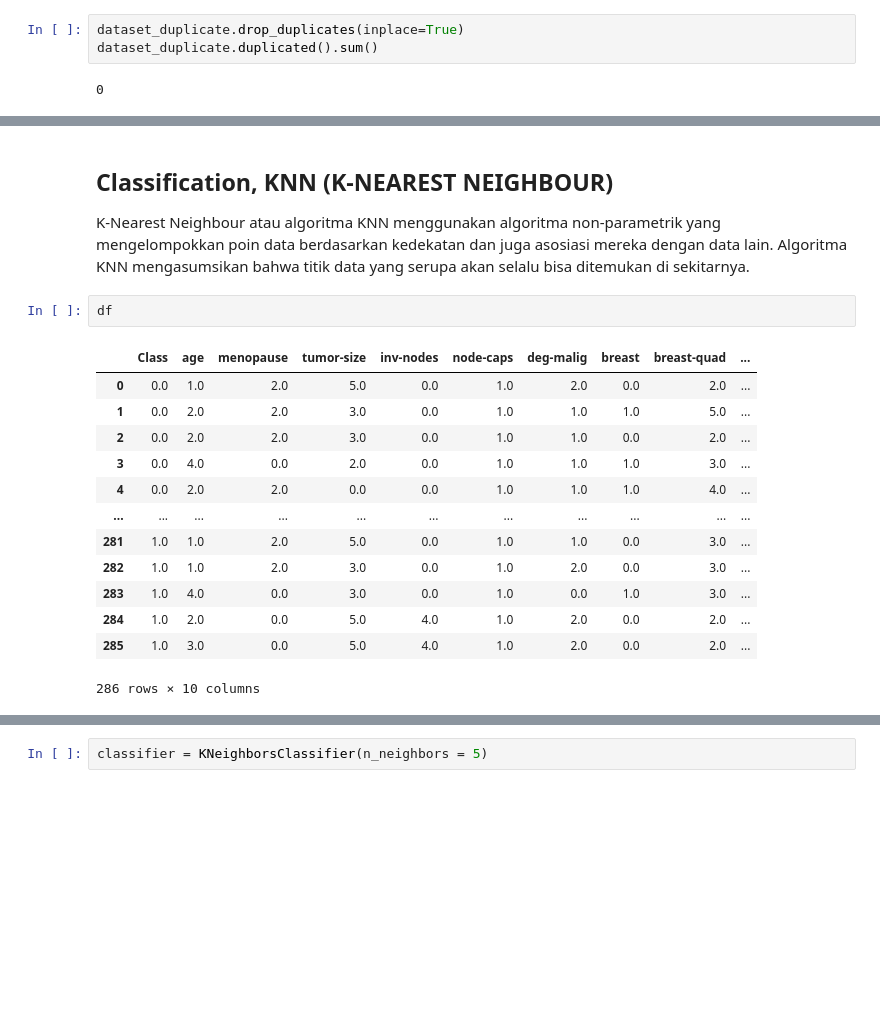
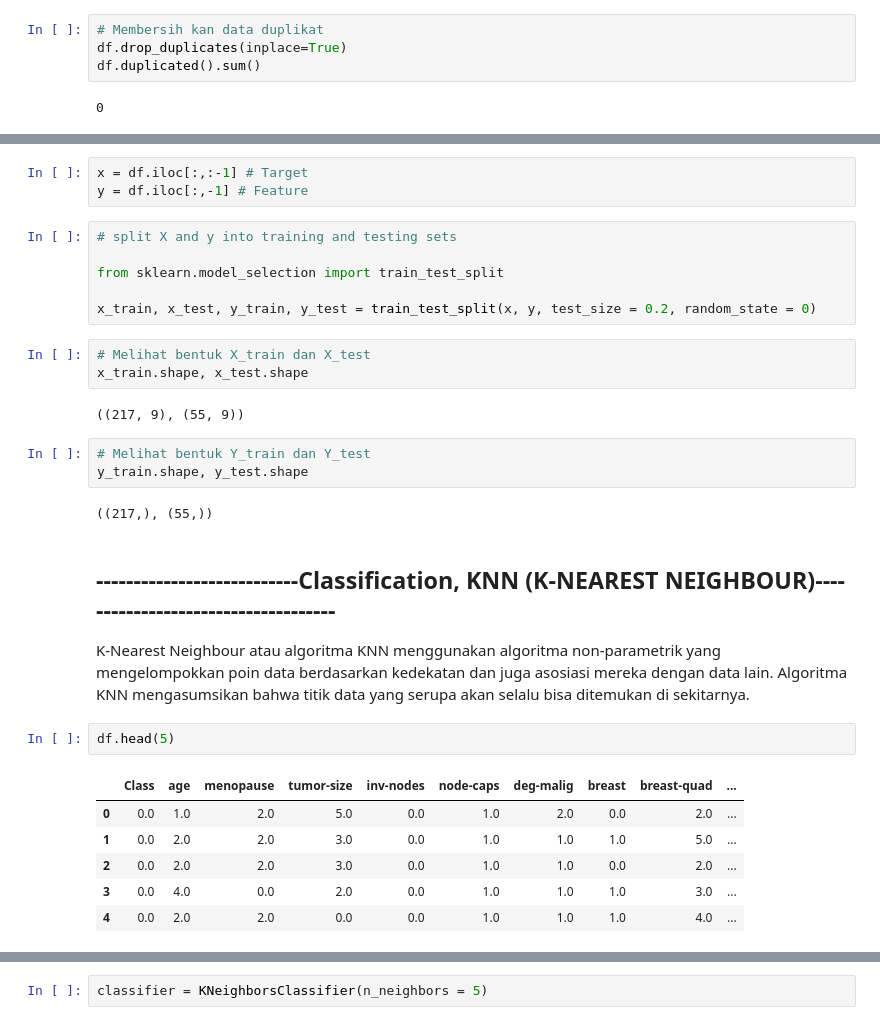
Before and after one commit to Dimassasongko093/Tugas_KB, a Jupyter notebook: Classification/Classification breast-cancer.csv Metode KNN Kel_6.ipynb, the cells around one changed output, grey strips where cells are left out. Saved outputs shown, nothing was run; the diff lists cells and outputs as text; blank space fills up the shorter version.

```diff
--- a/Classification/Classification breast-cancer.csv Metode KNN Kel_6.ipynb
+++ b/Classification/Classification breast-cancer.csv Metode KNN Kel_6.ipynb
@@ -166,8 +162,9 @@ dataset_duplicate.duplicated().sum()
 # %% [output]
 14
 # %%
-dataset_duplicate.drop_duplicates(inplace=True)
-dataset_duplicate.duplicated().sum()
+# Membersih kan data duplikat
+df.drop_duplicates(inplace=True)
+df.duplicated().sum()
 # %% [output]
 0
 # %% [markdown]
@@ -231,23 +226,35 @@ dtype: object
+# %%
+x = df.iloc[:,:-1] # Target
+y = df.iloc[:,-1] # Feature
+# %%
+# split X and y into training and testing sets
+
+from sklearn.model_selection import train_test_split
+
+x_train, x_test, y_train, y_test = train_test_split(x, y, test_size = 0.2, random_state = 0)
+# %%
+# Melihat bentuk X_train dan X_test
+x_train.shape, x_test.shape
+# %% [output]
+((217, 9), (55, 9))
+# %%
+# Melihat bentuk Y_train dan Y_test
+y_train.shape, y_test.shape
+# %% [output]
+((217,), (55,))
 # %% [markdown]
-## Classification, KNN (K-NEAREST NEIGHBOUR)
+## ---------------------------Classification, KNN (K-NEAREST NEIGHBOUR)------------------------------------
 K-Nearest Neighbour atau algoritma KNN menggunakan algoritma non-parametrik yang mengelompokkan poin data berdasarkan kedekatan dan juga asosiasi mereka dengan data lain. Algoritma KNN mengasumsikan bahwa titik data yang serupa akan selalu bisa
 ditemukan di sekitarnya.
 # %%
-df
+df.head(5)
 # %% [output]
 |  | Class | age | menopause | tumor-size | inv-nodes | node-caps | deg-malig | breast | breast-quad | ... |
 | 0 | 0.0 | 1.0 | 2.0 | 5.0 | 0.0 | 1.0 | 2.0 | 0.0 | 2.0 | ... |
 | 1 | 0.0 | 2.0 | 2.0 | 3.0 | 0.0 | 1.0 | 1.0 | 1.0 | 5.0 | ... |
 | 2 | 0.0 | 2.0 | 2.0 | 3.0 | 0.0 | 1.0 | 1.0 | 0.0 | 2.0 | ... |
 | 3 | 0.0 | 4.0 | 0.0 | 2.0 | 0.0 | 1.0 | 1.0 | 1.0 | 3.0 | ... |
 | 4 | 0.0 | 2.0 | 2.0 | 0.0 | 0.0 | 1.0 | 1.0 | 1.0 | 4.0 | ... |
-| ... | ... | ... | ... | ... | ... | ... | ... | ... | ... | ... |
-| 281 | 1.0 | 1.0 | 2.0 | 5.0 | 0.0 | 1.0 | 1.0 | 0.0 | 3.0 | ... |
-| 282 | 1.0 | 1.0 | 2.0 | 3.0 | 0.0 | 1.0 | 2.0 | 0.0 | 3.0 | ... |
-| 283 | 1.0 | 4.0 | 0.0 | 3.0 | 0.0 | 1.0 | 0.0 | 1.0 | 3.0 | ... |
-| 284 | 1.0 | 2.0 | 0.0 | 5.0 | 4.0 | 1.0 | 2.0 | 0.0 | 2.0 | ... |
-| 285 | 1.0 | 3.0 | 0.0 | 5.0 | 4.0 | 1.0 | 2.0 | 0.0 | 2.0 | ... |
-286 rows × 10 columns
 # %%
 df.info()
 # %% [output]
```
Also changed, not shown: parts of 33 cells of this notebook.
